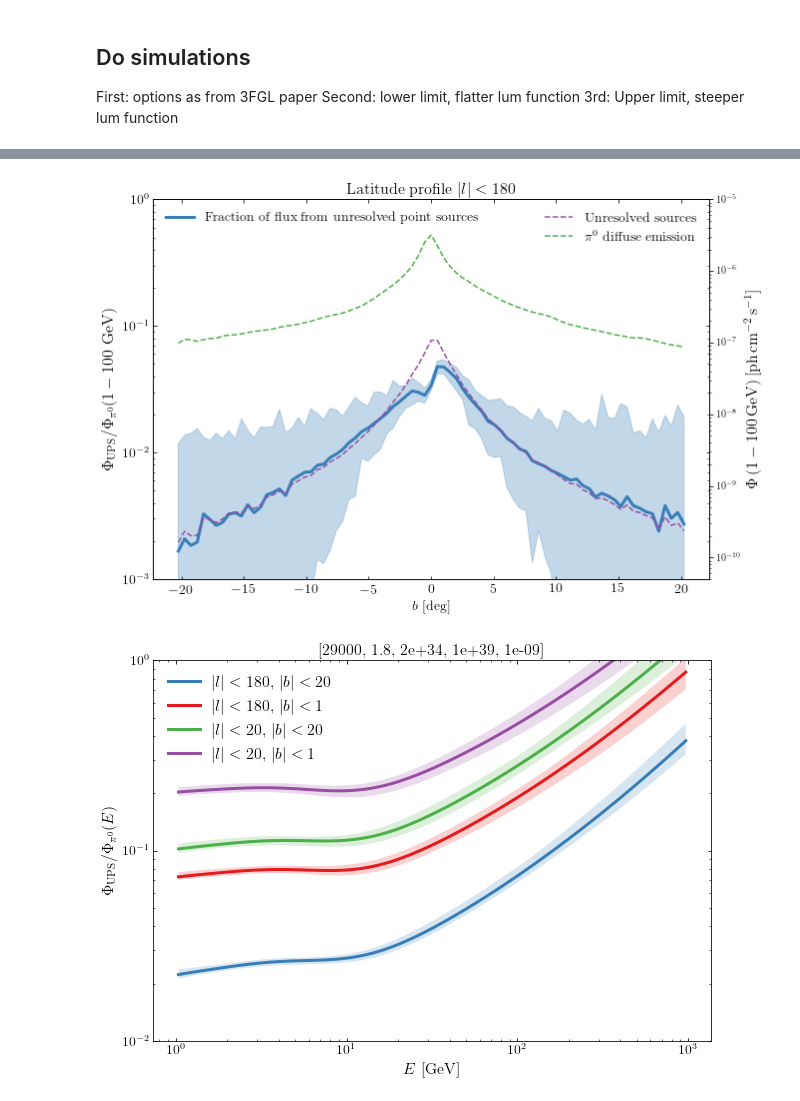
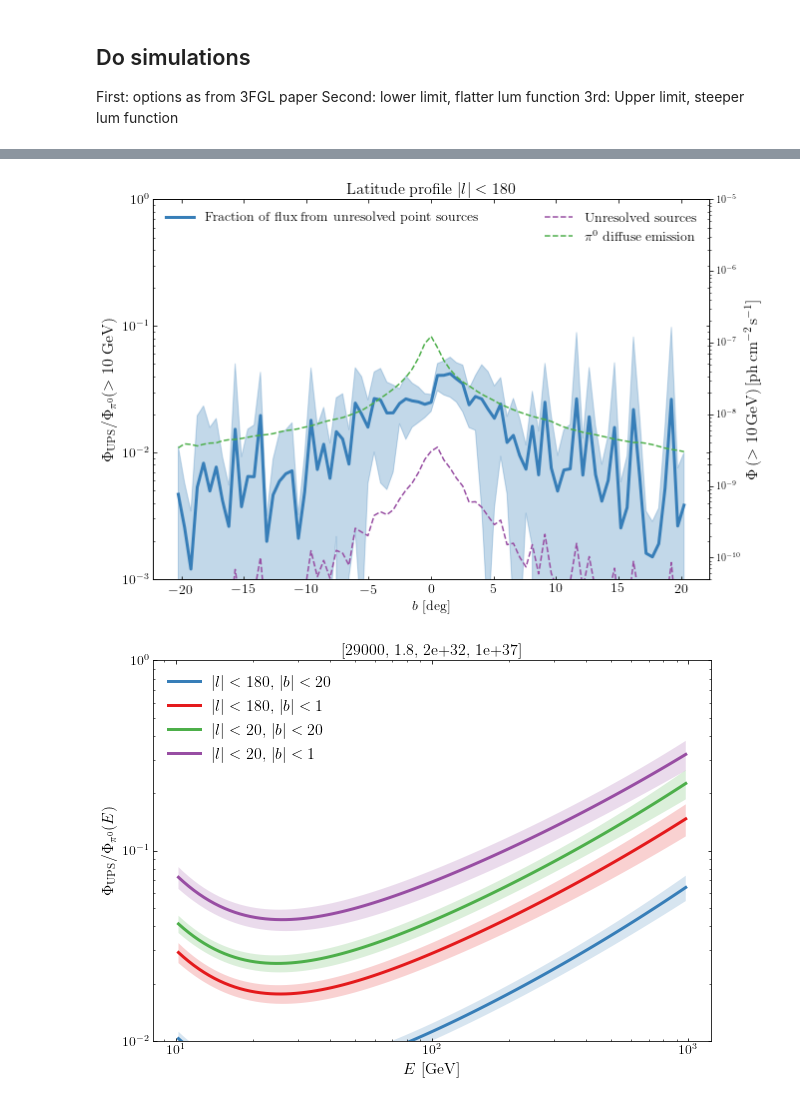
Before and after one commit to martp91/y-rays-UPS, a Jupyter notebook: New_sim-3fgl.ipynb, the cells around one changed output, grey strips where cells are left out. Saved outputs shown, nothing was run; the diff lists cells and outputs as text; code cells hidden in the pictures.

```diff
--- a/New_sim-3fgl.ipynb
+++ b/New_sim-3fgl.ipynb
@@ -272,0 +396,11 @@ Second: lower limit, flatter lum function
+# %%
+E3fhl = np.logspace(1,3,101)
+E3fhl_mean = (E3fhl[1:]+E3fgl[:-1])/2.
+dE_3fhl = (E3fhl[1:]-E3fhl[:-1])/2.
+bins_3fhl = np.logspace(-15,-7,32)
+bins_3fhl_mean = (bins_3fhl[1:]+bins_3fhl[0:-1])/2.
+# %%
+fl2 = 'gll_psch_v13.fit'
+flux_3fhl,spec_3fhl = simulation.read_catalog(fl2,E3fhl_mean,classes=['pwn','spp','snr','psr','lat'])
+##'lat' means take also unassociated sources with |b|<5
+hist_3fhl = np.histogram(flux_3fhl,bins=bins_3fhl)[0]
@@ -273,7 +415,9 @@ Second: lower limit, flatter lum function
+# %%
+spec_diff_lb_3fhl = get_diffuse(E3fhl_mean)
 # %%
-op1 = ave_sim(100,[29000,1.8,2e34,1e39,1e-9])
+op2 = ave_sim(10,[29000,1.8,2e32,1e37,1e-9,E3fhl,spec_3fhl,spec_diff_lb_3fhl,bins_3fhl])
 # %%
-plot_hist(op1)
-plot_lb_profile(op1)
-plot_frac(op1)
+plot_hist(op2)
+plot_lb_profile(op2)
+plot_frac(op2)
 # %% [output]
@@ -282,2 +426,2 @@ plot_frac(op1)
-[figure, old version]
+[figure, new version]
-[figure, old version]
+[figure, new version]
```
Also changed, not shown: parts of 14 cells of this notebook, 2 other files.
